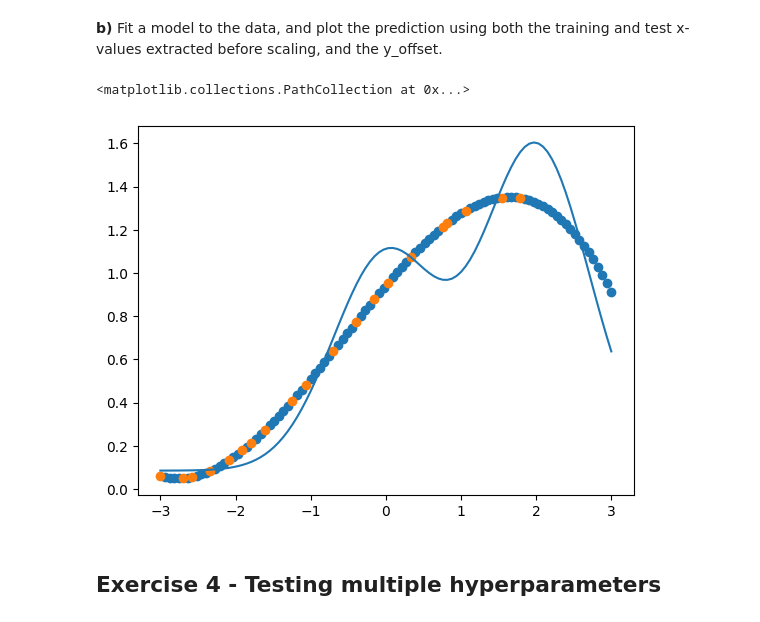
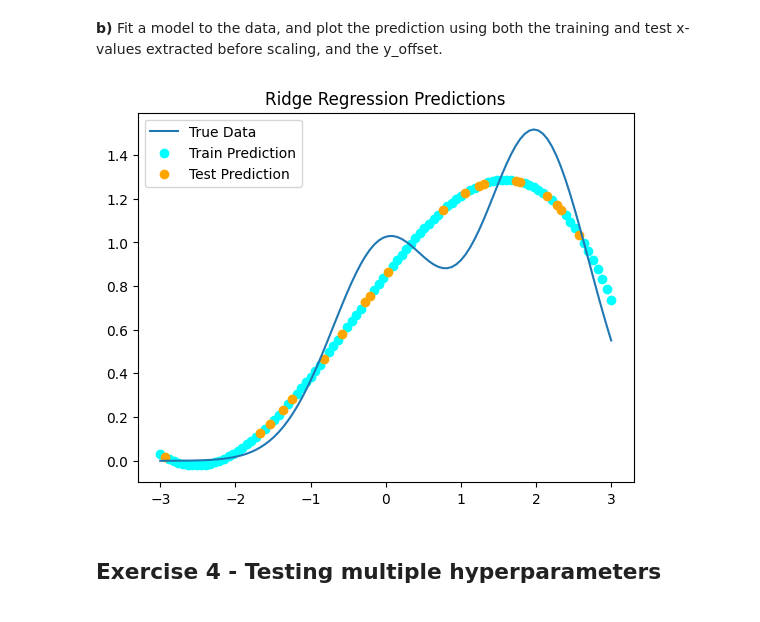
Before and after one commit to ViktorNanotech/FYS-STK, a Jupyter notebook: JupytherWeek36.ipynb, the cells around one changed output. Drawn from its saved outputs; the diff is of its cells as text; code cells hidden in the pictures.

```diff
--- a/JupytherWeek36.ipynb
+++ b/JupytherWeek36.ipynb
@@ -155,24 +155,42 @@ y_offset = np.mean(y_train)
 # %% [markdown]
 **a)** Implement a function for computing the optimal Ridge parameters using the expression from **2a)**.
 # %%
-def Ridge_parameters(X, y):
+def Ridge_parameters(X, y, lambda_reg = 0.1):
     # Assumes X is scaled and has no intercept column
     # We have to introduse the term (lambda*I):
-    Lambda = 1.0
     pred = X.shape[1]
-    I = np.eye(p) # pxp identity
-    return np.linalg.inv((X.T @ X)+I*Lambda) @ X.T @ y
+    I = np.eye(pred) # pxp identity
 
-beta = Ridge_parameters(X_train_s, y_train)
+    return np.linalg.inv((X.T @ X)+I*lambda_reg) @ X.T @ y
+
+
+beta = Ridge_parameters(X_train_s, y_train - y_offset)
 # %% [markdown]
 **b)** Fit a model to the data, and plot the prediction using both the training and test x-values extracted before scaling, and the y_offset.
 # %%
-plt.plot(x, y)
-plt.scatter(x_train, X_train_s @ beta + y_offset)
-plt.scatter(x_test, X_test_s @ beta + y_offset)
+lambda_reg = 0.01
+p= 3
+
+beta = Ridge_parameters(X_train_s, y_train - y_offset, lambda_reg)
+
+# Predictions for plotting, train + test
+X_train_poly = polynomial_features(x_train, p, intercept=False)
+X_test_poly = polynomial_features(x_test, p, intercept=False)
+
+X_train_poly_s = scaler.transform(X_train_poly)
+X_test_poly_s = scaler.transform(X_test_poly)
+
+y_hat_train = X_train_poly_s @ beta + y_offset
+y_hat_test = X_test_poly_s @ beta + y_offset
+
+plt.plot(x, y, label='True Data')
+plt.scatter(x_train, y_hat_train, color='cyan', label='Train Prediction')
+plt.scatter(x_test, y_hat_test, color='orange', label='Test Prediction')
+plt.legend()
+plt.title('Ridge Regression Predictions')
+plt.show()
 # %% [output]
-<matplotlib.collections.PathCollection at 0x...>
-[figure, old version]
+[figure, new version]
 # %% [markdown]
 ## Exercise 4 - Testing multiple hyperparameters
 # %% [markdown]
```
